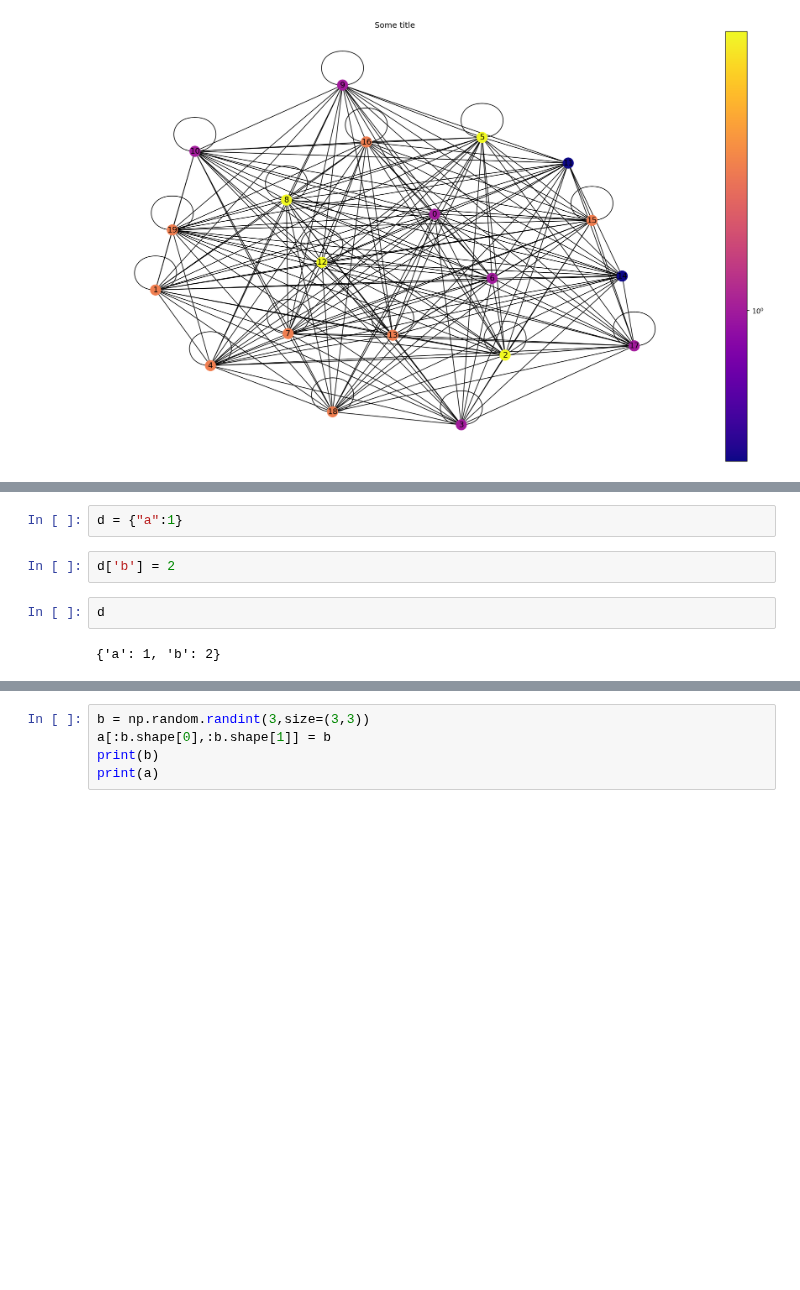
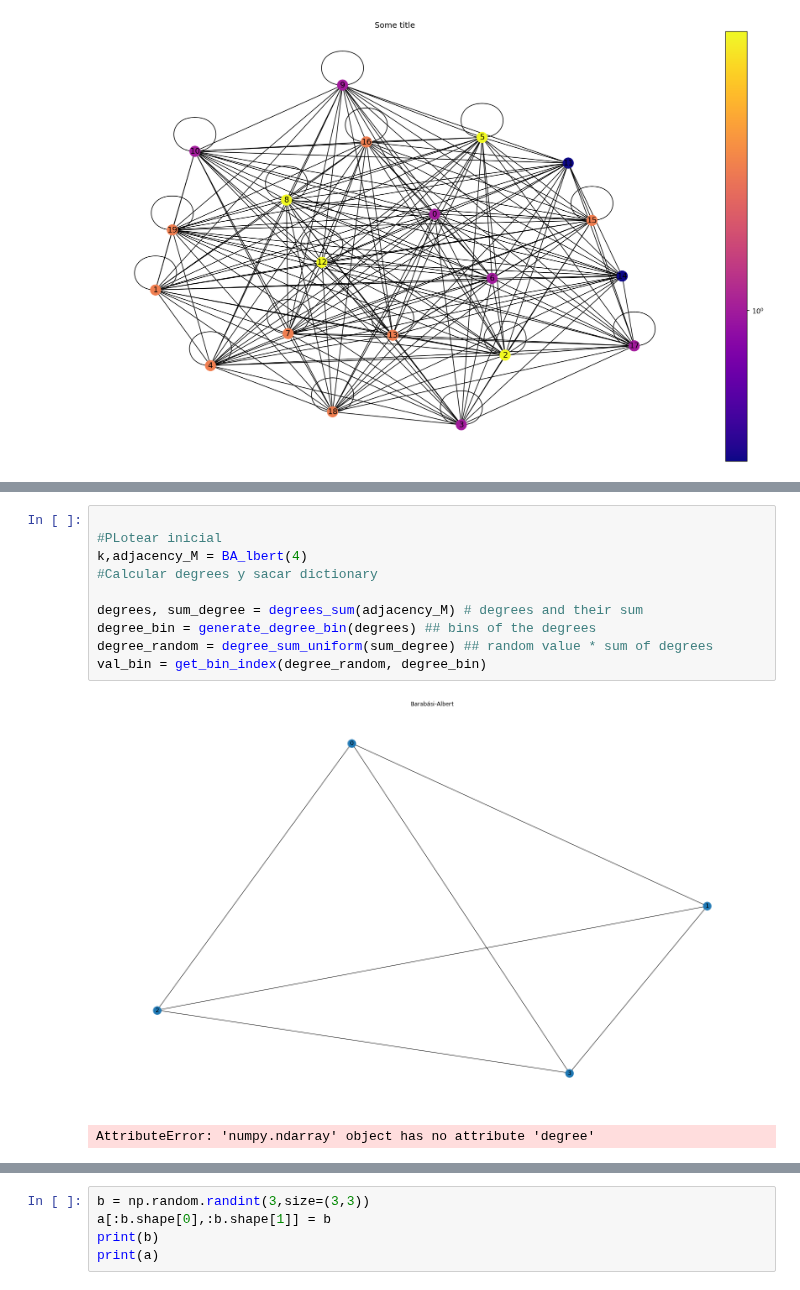
Before and after one commit to EjbejaranosAI/Complex_Networks, a Jupyter notebook: 2_Models_of_complex_networks/Main_test.ipynb, the cells around one changed output, grey strips where cells are left out. Drawn from its saved outputs; the diff is of its cells as text; blank space fills up the shorter version.

```diff
--- a/2_Models_of_complex_networks/Main_test.ipynb
+++ b/2_Models_of_complex_networks/Main_test.ipynb
@@ -368,9 +361,14 @@ k = BA_lbert(4)
-# %%
-d = {"a":1}
-# %%
-d['b'] = 2
-# %%
-d
-# %% [output]
-{'a': 1, 'b': 2}
+# %%
+
+#PLotear inicial
+k,adjacency_M = BA_lbert(4)
+#Calcular degrees y sacar dictionary
+
+degrees, sum_degree = degrees_sum(adjacency_M) # degrees and their sum
+degree_bin = generate_degree_bin(degrees) ## bins of the degrees
+degree_random = degree_sum_uniform(sum_degree) ## random value * sum of degrees
+val_bin = get_bin_index(degree_random, degree_bin)
+# %% [output]
+[figure, added]
+AttributeError: 'numpy.ndarray' object has no attribute 'degree'
 # %%
```
Also changed, not shown: parts of 6 cells of this notebook.
